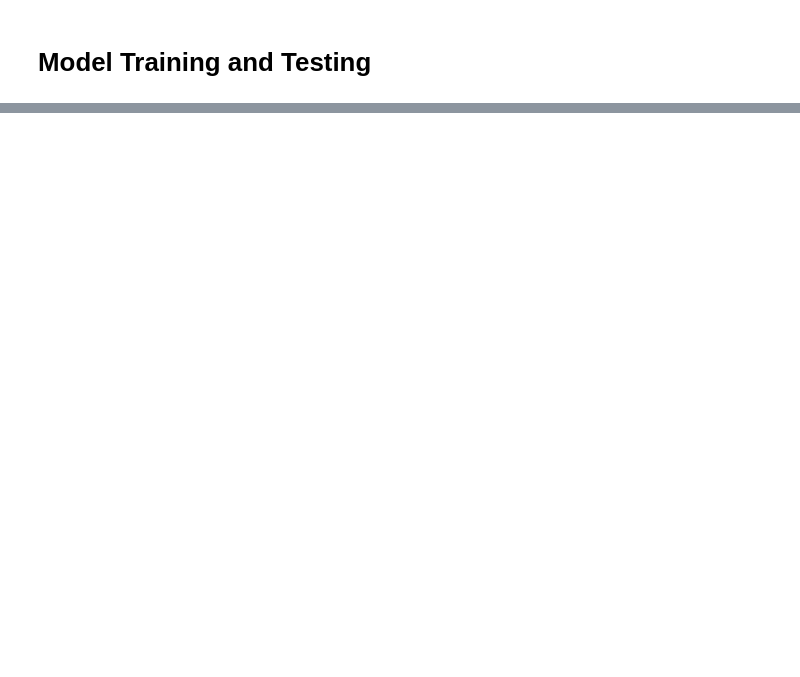
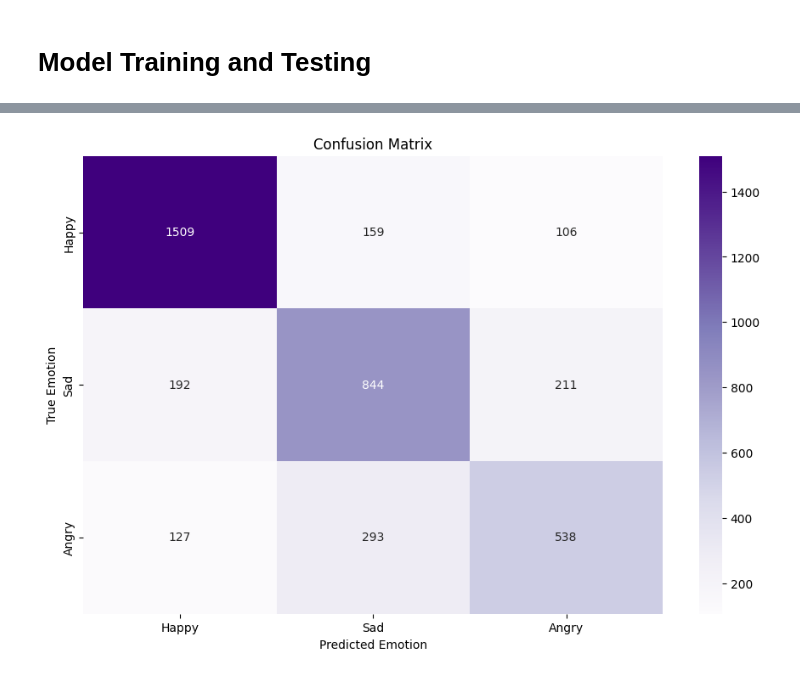
Before and after one commit to HowardWei123/EmotionAI, a Jupyter notebook: Emotion_Learn.ipynb, the cells around one changed output, grey strips where cells are left out. Cells and saved outputs as stored; diff of their text form; code cells hidden in the pictures; blank space fills up the shorter version.

```diff
--- a/Emotion_Learn.ipynb
+++ b/Emotion_Learn.ipynb
@@ -97,10 +102,10 @@ y_test = []
 create_train_test(training_data, x_train, y_train)
 create_train_test(testing_data, x_test, y_test)
 # %%
-X_train = np.array(x_train).reshape(-1, 180, 180, 3)
+X_train = np.array(x_train).reshape(-1, 48, 48, 3)
 Y_train = np.array(y_train)
 
-X_test = np.array(x_test).reshape(-1, 180, 180, 3)
+X_test = np.array(x_test).reshape(-1, 48, 48, 3)
 Y_test = np.array(y_test)
 # %%
 X_train = X_train / 255.0
@@ -128,8 +122,9 @@ model = Sequential([
     layers.MaxPooling2D(),
     layers.Flatten(),
     layers.Dense(128, activation='relu'),
+    layers.Dropout(0.1),
     layers.Dense(7, activation='softmax')
-])
+   ])
 # %%
 model.compile(
     optimizer='adam',
@@ -164,0 +160,21 @@ model.evaluate(X_test, Y_test)
+# %%
+emotions = ['Happy', 'Sad','Angry']
+
+y_train = np.array(y_train)
+y_test = np.array(y_test)
+
+
+model.fit(X_train, y_train)
+y_pred = model.predict(X_test)
+
+
+cm = confusion_matrix(y_test, y_pred.argmax(axis=1))
+
+
+plt.figure(figsize=(11,7))
+sns.heatmap(cm, annot=True, fmt='d', cmap='Purples', xticklabels=emotions, yticklabels=emotions)
+plt.xlabel('Predicted Emotion')
+plt.ylabel('True Emotion')
+plt.title('Confusion Matrix')
+plt.show()
+# %% [output]
@@ -165 +183,2 @@ model.evaluate(X_test, Y_test)
+[figure, added]
 # %%
```
Also changed, not shown: parts of 24 cells of this notebook.
